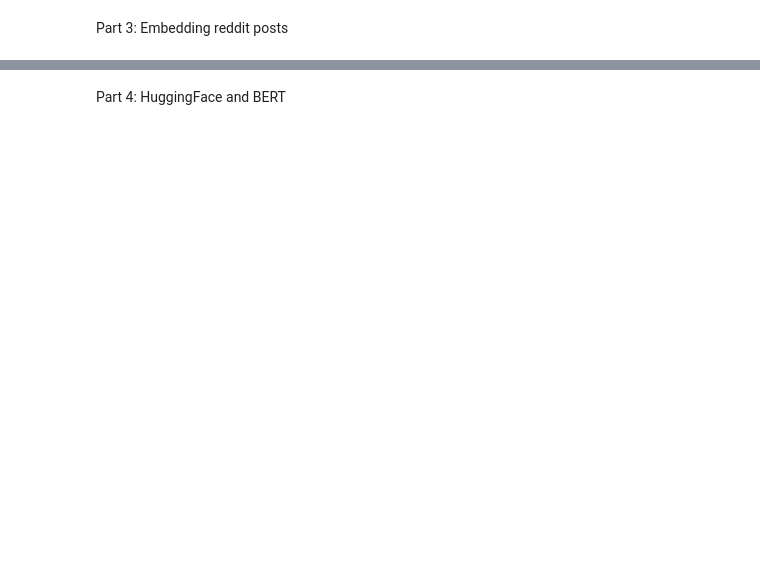
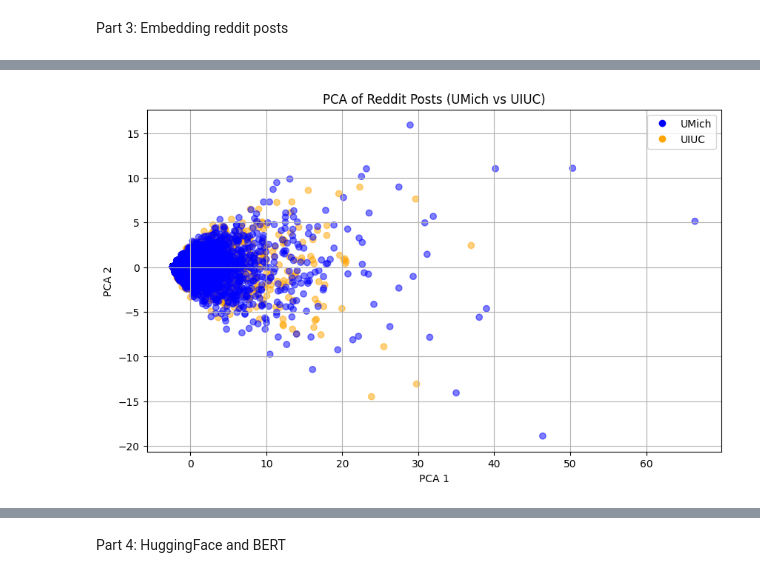
Before and after one commit to qyye11/project3-embeddings, a Jupyter notebook: project-3.ipynb, the cells around one changed output, grey strips where cells are left out. Saved outputs shown, nothing was run; the diff lists cells and outputs as text; code cells hidden in the pictures; blank space fills up the shorter version.

```diff
--- a/project-3.ipynb
+++ b/project-3.ipynb
@@ -189,0 +200,17 @@ data=pd.concat([uiuc,mich])
+# %%
+#using the code from project 1, clean the text and create a bag of words representation of the text
+from sklearn.feature_extraction.text import CountVectorizer
+
+def clean(text):
+    #remove newline and space characters
+    text = ' '.join(text.split())
+    #convert the text to lowercase
+    text = text.lower()
+    #remove punctuation
+    text = ''.join([char for char in text if char.isalpha() or char.isspace()])
+    return text
+
+data['cleaned_text'] = data['text'].apply(clean)
+vectorizer = CountVectorizer()
+bag_of_words = vectorizer.fit_transform(data['cleaned_text'])
+data.head()
@@ -190,3 +239,33 @@ data=pd.concat([uiuc,mich])
+# %%
+#using the embedding code from last week, plot a pca of all posts in the subreddits data set
+
+#color by the "label" column to see if the two subreddits are separable in the embedding space
+
+# is there a clear separation between the two columns?
+
+X=bag_of_words
+
+pca=PCA(n_components=2)
+X_pca = pca.fit_transform(X.toarray())
+
+plt.figure(figsize=(10, 6))
+colors = ['blue' if label == 0 else 'orange' for label in data['label']]
+plt.scatter(X_pca[:, 0], X_pca[:, 1], c=colors, alpha=0.5, label='Posts')
+
+# Add legend
+plt.title("PCA of Reddit Posts (UMich vs UIUC)")
+plt.xlabel("PCA 1")
+plt.ylabel("PCA 2")
+plt.legend(handles=[
+    plt.Line2D([0], [0], marker='o', color='w', label='UMich', markerfacecolor='blue', markersize=8),
+    plt.Line2D([0], [0], marker='o', color='w', label='UIUC', markerfacecolor='orange', markersize=8)
+])
+plt.grid(True)
+plt.show()
+
+#There is no clear linear separation between UIUC and UMich posts in this 2D PCA space based on the Bag-of-Words representation.
+# %% [output]
+[figure, added]
 # %%
 #here is a function to calculate the average embedding of a cleaned document
 import numpy as np
```
Also changed, not shown: parts of 14 cells of this notebook.
